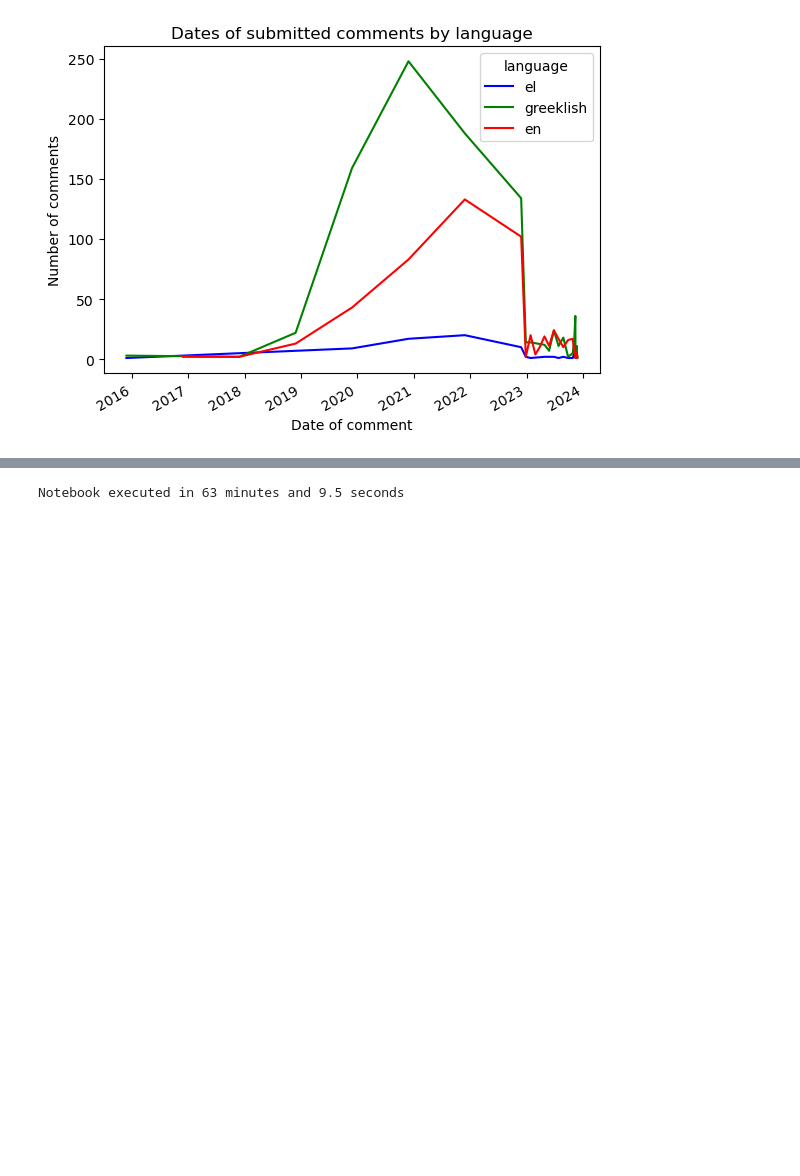
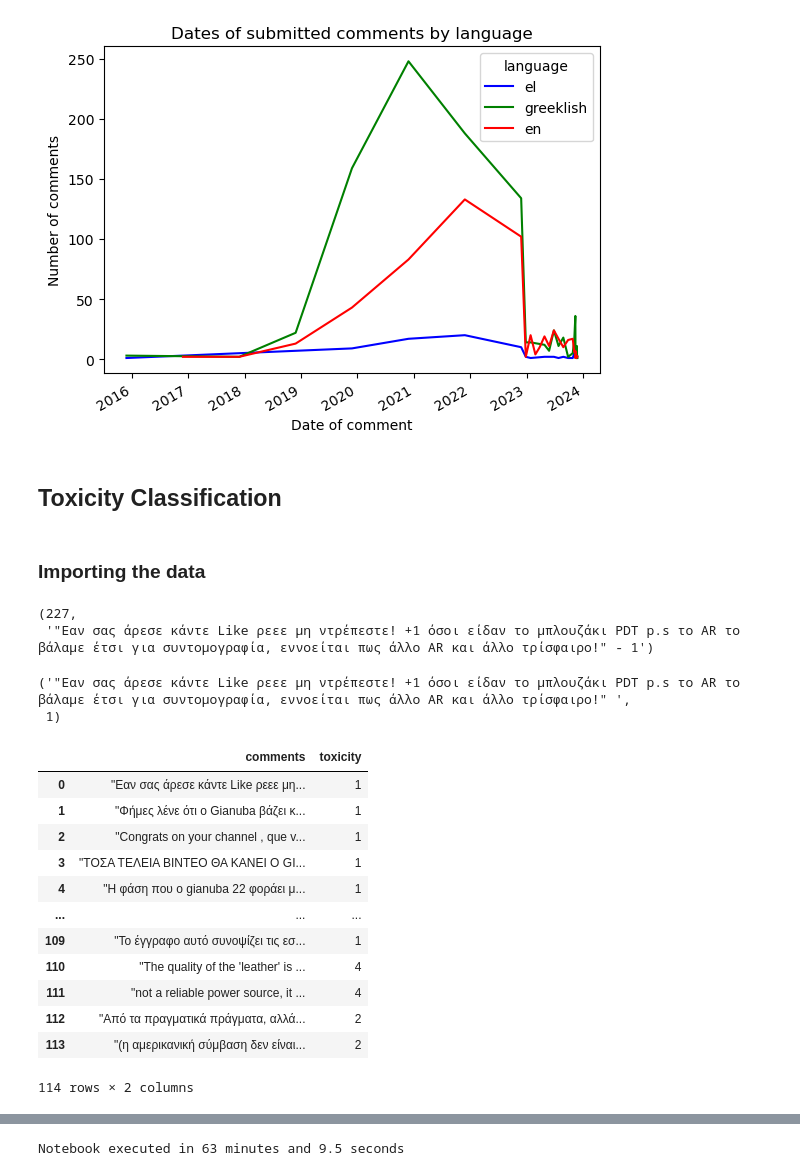
Before and after one commit to dimits-ts/practical_data_science, a Jupyter notebook: translation/lang_identification.ipynb, the cells around one changed output, grey strips where cells are left out. Saved outputs shown, nothing was run; the diff lists cells and outputs as text; code cells hidden in the pictures; blank space fills up the shorter version.

```diff
--- a/translation/lang_identification.ipynb
+++ b/translation/lang_identification.ipynb
@@ -1111,3 +1111,48 @@ plt.show()
 # %% [output]
 Figured saved to results\time_plot.png
 [figure]
+# %% [markdown]
+## Toxicity Classification
+# %% [markdown]
+### Importing the data
+# %%
+with open(os.path.join("data", "chatgpt_annot.txt"), "r", encoding="utf8") as file:
+    raw_annot = file.read()
+
+records = raw_annot.split("\n")
+len(records), records[0]
+# %% [output]
+(227,
+ '"Εαν σας άρεσε κάντε Like ρεεε μη ντρέπεστε! +1 όσοι είδαν το μπλουζάκι PDT p.s το AR το βάλαμε έτσι για συντομογραφία, εννοείται πως άλλο AR και άλλο τρίσφαιρο!" - 1')
+# %%
+annotations = [record.split("-") for record in records]
+
+comments = []
+values = []
+for annotation in filter(lambda x: len(x) != 1, annotations):
+    comment = annotation[0]
+    value = int(annotation[1])
+    comments.append(comment)
+    values.append(value)
+
+comments[0], values[0]
+# %% [output]
+('"Εαν σας άρεσε κάντε Like ρεεε μη ντρέπεστε! +1 όσοι είδαν το μπλουζάκι PDT p.s το AR το βάλαμε έτσι για συντομογραφία, εννοείται πως άλλο AR και άλλο τρίσφαιρο!" ',
+ 1)
+# %%
+toxicity_df = pd.DataFrame({"comments": comments, "toxicity": values})
+toxicity_df
+# %% [output]
+|  | comments | toxicity |
+| 0 | "Εαν σας άρεσε κάντε Like ρεεε μη... | 1 |
+| 1 | "Φήμες λένε ότι ο Gianuba βάζει κ... | 1 |
+| 2 | "Congrats on your channel , que v... | 1 |
+| 3 | "ΤΟΣΑ ΤΕΛΕΙΑ ΒΙΝΤΕΟ ΘΑ ΚΑΝΕΙ Ο GI... | 1 |
+| 4 | "Η φάση που ο gianuba 22 φοράει μ... | 1 |
+| ... | ... | ... |
+| 109 | "Το έγγραφο αυτό συνοψίζει τις εσ... | 1 |
+| 110 | "The quality of the 'leather' is ... | 4 |
+| 111 | "not a reliable power source, it ... | 4 |
+| 112 | "Από τα πραγματικά πράγματα, αλλά... | 2 |
+| 113 | "(η αμερικανική σύμβαση δεν είναι... | 2 |
+114 rows × 2 columns
```
Also changed, not shown: parts of 2 cells of this notebook, 1 other file.
